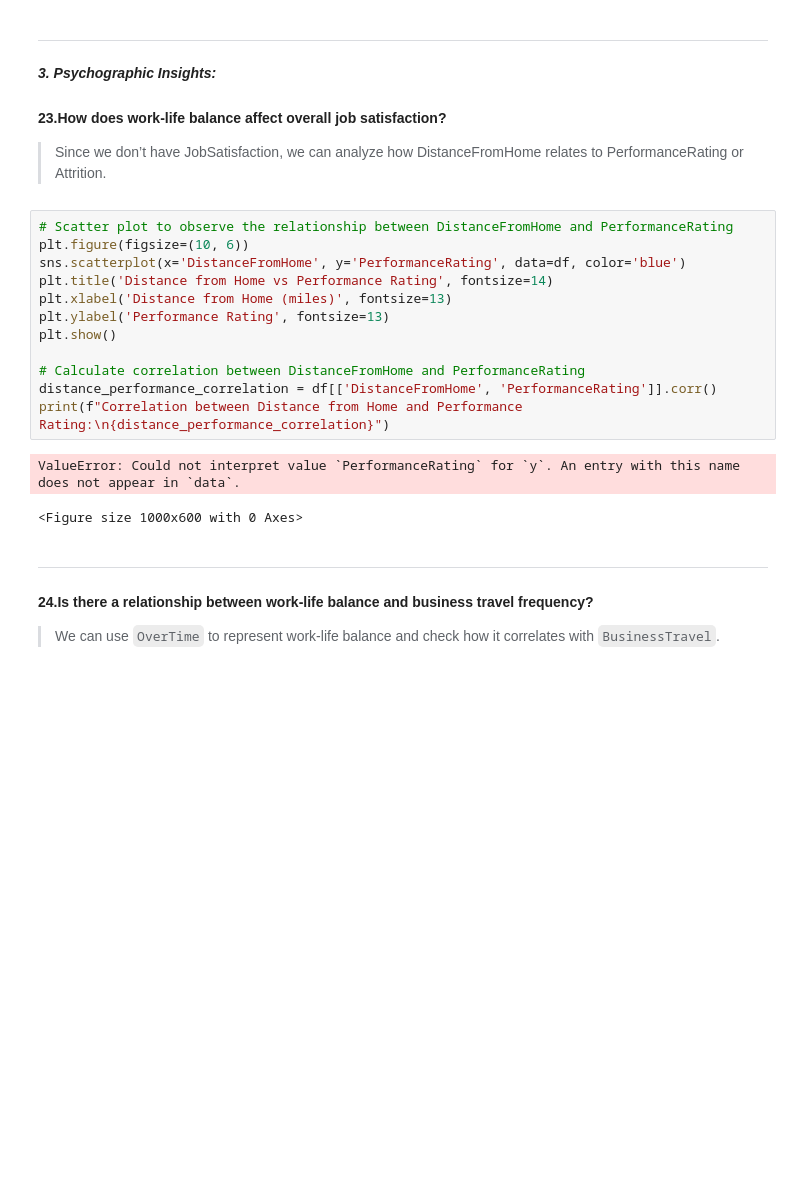
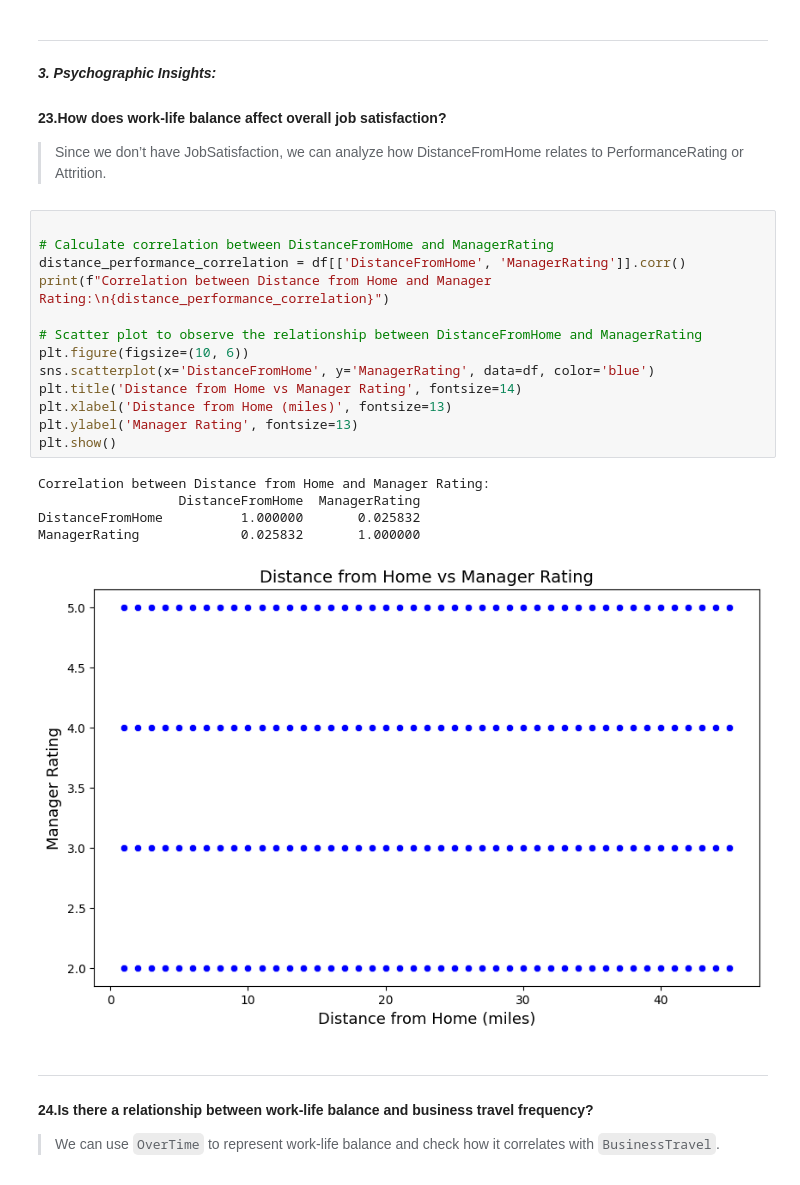
Before and after one commit to 0PeterAdel/Data-Dyanamos, a Jupyter notebook: Project-Operations/06.Data-Analysis/analysis.ipynb, the cells around one changed output. Saved outputs shown, nothing was run; the diff lists cells and outputs as text; blank space fills up the shorter version.

```diff
--- a/Project-Operations/06.Data-Analysis/analysis.ipynb
+++ b/Project-Operations/06.Data-Analysis/analysis.ipynb
@@ -191,20 +195,24 @@ Passing `palette` without assigning `hue` is deprecated and will be removed in v
 #### 23.How does work-life balance affect overall job satisfaction?
 >Since we don’t have JobSatisfaction, we can analyze how DistanceFromHome relates to PerformanceRating or Attrition.
 # %%
-# Scatter plot to observe the relationship between DistanceFromHome and PerformanceRating
+
+# Calculate correlation between DistanceFromHome and ManagerRating
+distance_performance_correlation = df[['DistanceFromHome', 'ManagerRating']].corr()
+print(f"Correlation between Distance from Home and Manager Rating:\n{distance_performance_correlation}")
+
+# Scatter plot to observe the relationship between DistanceFromHome and ManagerRating
 plt.figure(figsize=(10, 6))
-sns.scatterplot(x='DistanceFromHome', y='PerformanceRating', data=df, color='blue')
-plt.title('Distance from Home vs Performance Rating', fontsize=14)
+sns.scatterplot(x='DistanceFromHome', y='ManagerRating', data=df, color='blue')
+plt.title('Distance from Home vs Manager Rating', fontsize=14)
 plt.xlabel('Distance from Home (miles)', fontsize=13)
-plt.ylabel('Performance Rating', fontsize=13)
+plt.ylabel('Manager Rating', fontsize=13)
 plt.show()
-
-# Calculate correlation between DistanceFromHome and PerformanceRating
-distance_performance_correlation = df[['DistanceFromHome', 'PerformanceRating']].corr()
-print(f"Correlation between Distance from Home and Performance Rating:\n{distance_performance_correlation}")
 # %% [output]
-ValueError: Could not interpret value `PerformanceRating` for `y`. An entry with this name does not appear in `data`.
+Correlation between Distance from Home and Manager Rating:
+                  DistanceFromHome  ManagerRating
+DistanceFromHome          1.000000       0.025832
+ManagerRating             0.025832       1.000000
-<Figure size 1000x600 with 0 Axes>
+[figure, added]
 # %% [markdown]
 ---
 #### 24.Is there a relationship between work-life balance and business travel frequency?
```
Also changed, not shown: parts of 10 cells of this notebook, 2 other files.
